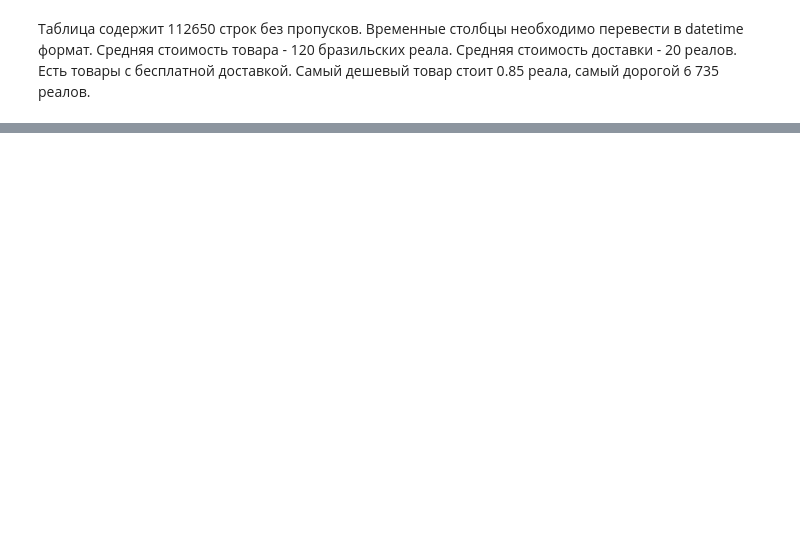
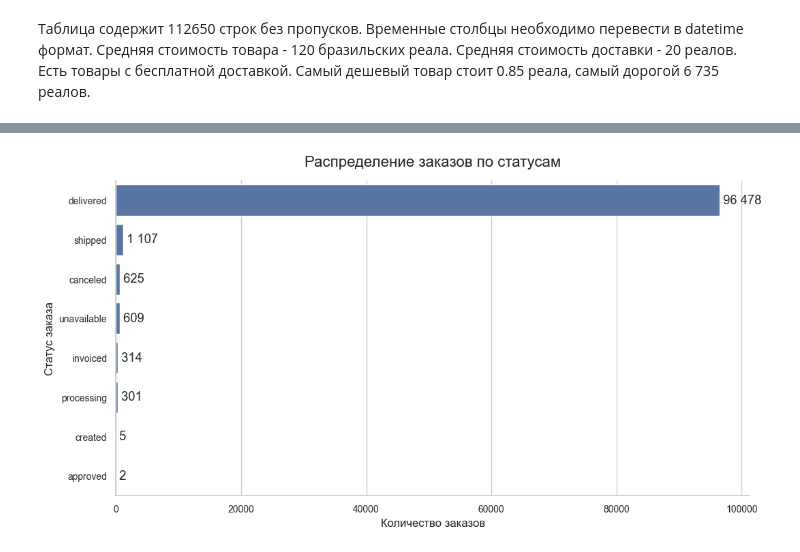
Before and after one commit to Malentaaa/product-analytics-project, a Jupyter notebook: project.ipynb, the cells around one changed output, grey strips where cells are left out. Cells and saved outputs as stored; diff of their text form; code cells hidden in the pictures; blank space fills up the shorter version.

Commit message:
добавлен анализ жизненного цикла заказа

```diff
--- a/project.ipynb
+++ b/project.ipynb
@@ -175,3 +178,9 @@ memory usage: 6.1+ MB
+# %%
+orders['order_purchase_timestamp'] = pd.to_datetime(orders['order_purchase_timestamp'])
+orders['order_approved_at'] = pd.to_datetime(orders['order_approved_at'])
+orders['order_delivered_carrier_date'] = pd.to_datetime(orders['order_delivered_carrier_date'])
+orders['order_delivered_customer_date'] = pd.to_datetime(orders['order_delivered_customer_date'])
+orders['order_estimated_delivery_date'] = pd.to_datetime(orders['order_estimated_delivery_date'])
 # %%
 show_df_info(items, 'Данные о товарах в заказах')
 # %% [output]
@@ -258,0 +290,34 @@ memory usage: 4.0+ MB
+# %%
+sns.set_theme(style='whitegrid', font_scale=1.1)
+
+plt.rcParams['figure.figsize'] = (12, 6)
+plt.rcParams['axes.titlesize'] = 16
+plt.rcParams['axes.labelsize'] = 12
+plt.rcParams['xtick.labelsize'] = 10
+plt.rcParams['ytick.labelsize'] = 10
+# %%
+status_counts = orders['order_status'].value_counts()
+
+plt.figure(figsize=(12, 6))
+
+ax = sns.barplot(
+    x=status_counts.values,
+    y=status_counts.index
+)
+
+plt.title('Распределение заказов по статусам', pad=15)
+plt.xlabel('Количество заказов')
+plt.ylabel('Статус заказа')
+
+for i, value in enumerate(status_counts.values):
+    ax.text(
+        value,
+        i,
+        f' {value:,}'.replace(',', ' '),
+        va='center'
+    )
+
+sns.despine()
+plt.show()
+# %% [output]
+[figure, added]
```
Also changed, not shown: parts of 13 cells of this notebook.
